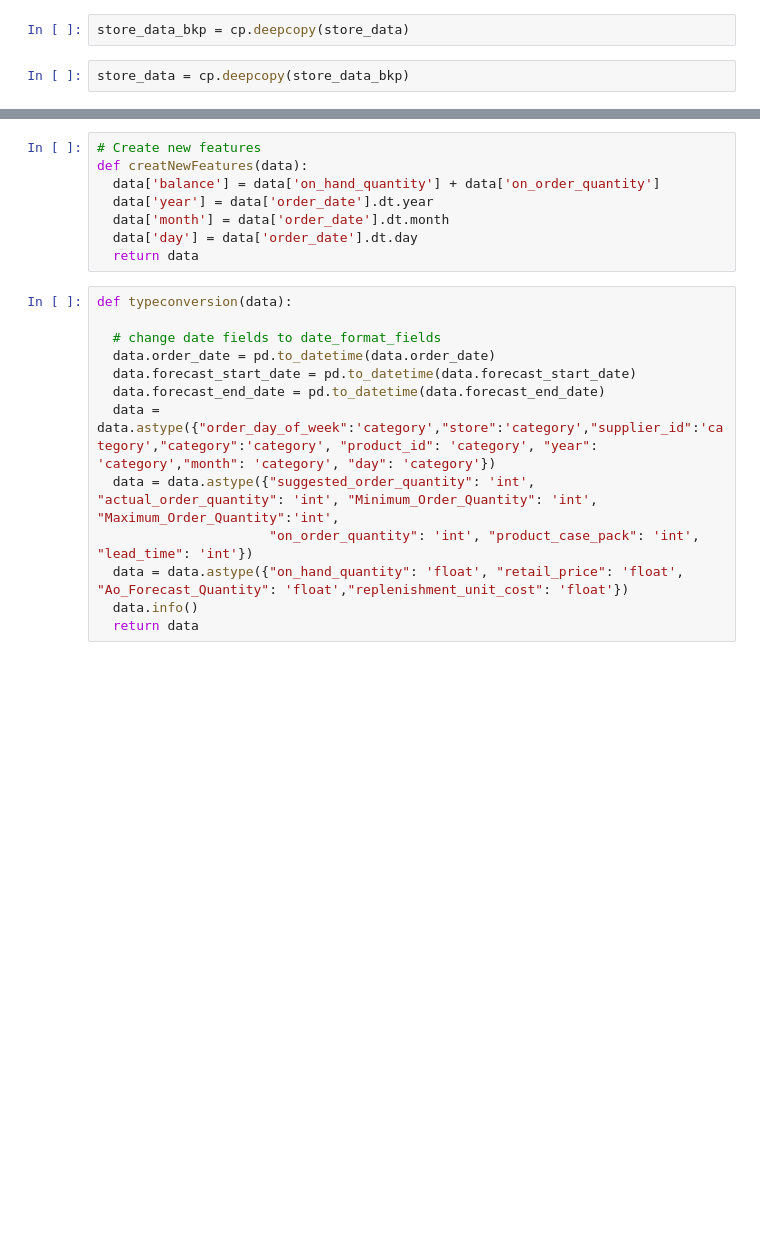
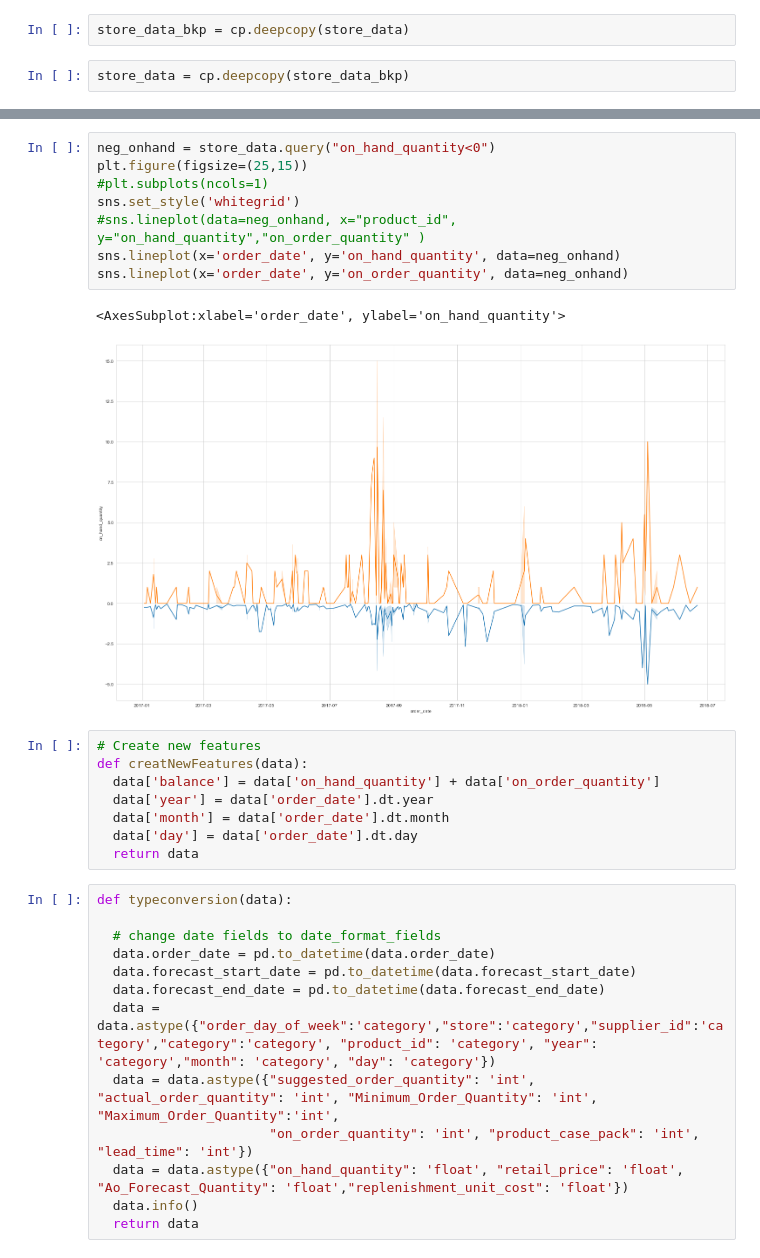
Before and after one commit to RudraRudra123/Predict_Order_Qty_Changes, a Jupyter notebook: TimeSeries_BY_Hackathon.ipynb, the cells around one changed output, grey strips where cells are left out. Drawn from its saved outputs; the diff is of its cells as text; blank space fills up the shorter version.

```diff
--- a/TimeSeries_BY_Hackathon.ipynb
+++ b/TimeSeries_BY_Hackathon.ipynb
@@ -249,3 +278,14 @@ store_data = cp.deepcopy(store_data_bkp)
+# %%
+neg_onhand = store_data.query("on_hand_quantity<0")
+plt.figure(figsize=(25,15))
+#plt.subplots(ncols=1)
+sns.set_style('whitegrid')
+#sns.lineplot(data=neg_onhand, x="product_id", y="on_hand_quantity","on_order_quantity" )
+sns.lineplot(x='order_date', y='on_hand_quantity', data=neg_onhand)
+sns.lineplot(x='order_date', y='on_order_quantity', data=neg_onhand)
+# %% [output]
+<AxesSubplot:xlabel='order_date', ylabel='on_hand_quantity'>
+[figure, added]
 # %%
 # Create new features
 def creatNewFeatures(data):
```
Also changed, not shown: parts of 3 cells of this notebook.
